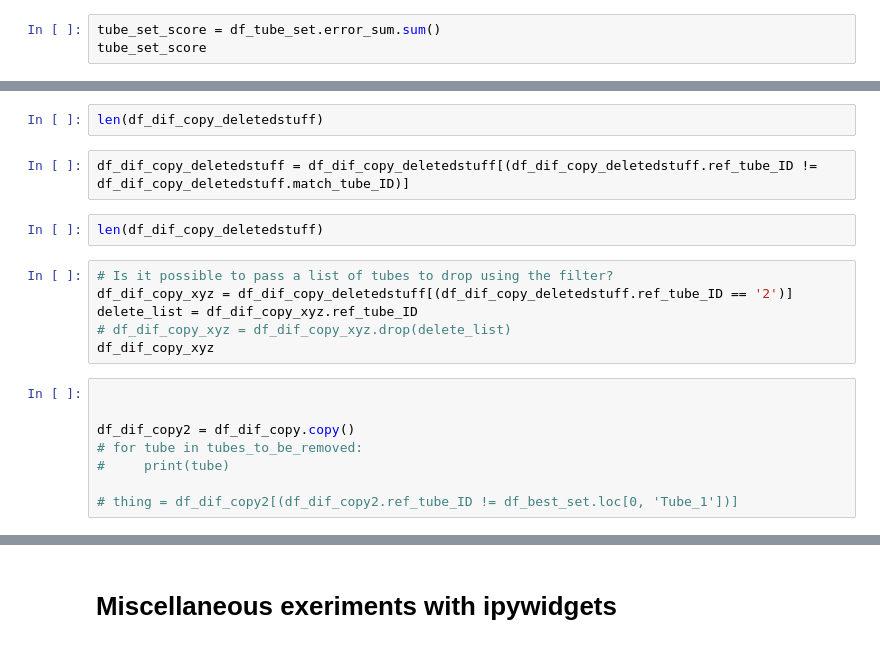
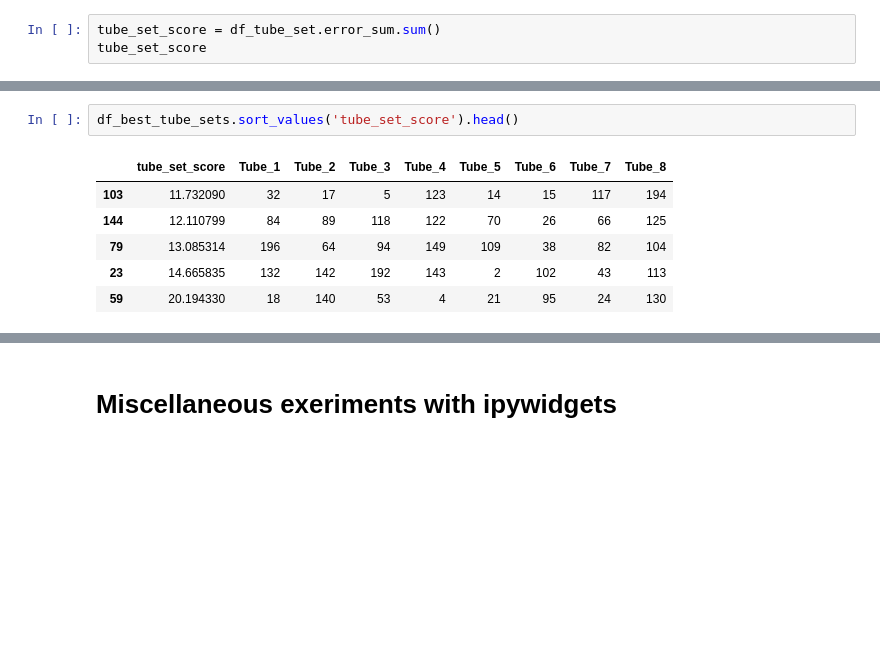
Before and after one commit to rrMacKinnon/Electrona_uTracer, a Jupyter notebook: Electrona_uTracer_OneJupyter.ipynb, the cells around one changed output, grey strips where cells are left out. Drawn from its saved outputs; the diff is of its cells as text; blank space fills up the shorter version.

```diff
--- a/Electrona_uTracer_OneJupyter.ipynb
+++ b/Electrona_uTracer_OneJupyter.ipynb
@@ -299,20 +382,9 @@ df_dif_copy_deletedstuff = df_dif_copy[(df_dif_copy.ref_tube_ID != '1')].sort_va
-# %%
-len(df_dif_copy_deletedstuff)
-# %%
-df_dif_copy_deletedstuff = df_dif_copy_deletedstuff[(df_dif_copy_deletedstuff.ref_tube_ID != df_dif_copy_deletedstuff.match_tube_ID)]
-# %%
-len(df_dif_copy_deletedstuff)
-# %%
-# Is it possible to pass a list of tubes to drop using the filter?
-df_dif_copy_xyz = df_dif_copy_deletedstuff[(df_dif_copy_deletedstuff.ref_tube_ID == '2')]
-delete_list = df_dif_copy_xyz.ref_tube_ID
-# df_dif_copy_xyz = df_dif_copy_xyz.drop(delete_list)
-df_dif_copy_xyz
-# %%
-
-
-df_dif_copy2 = df_dif_copy.copy()
-# for tube in tubes_to_be_removed:
-#     print(tube)
-
-# thing = df_dif_copy2[(df_dif_copy2.ref_tube_ID != df_best_set.loc[0, 'Tube_1'])]
+# %%
+df_best_tube_sets.sort_values('tube_set_score').head()
+# %% [output]
+|  | tube_set_score | Tube_1 | Tube_2 | Tube_3 | Tube_4 | Tube_5 | Tube_6 | Tube_7 | Tube_8 |
+| 103 | 11.732090 | 32 | 17 | 5 | 123 | 14 | 15 | 117 | 194 |
+| 144 | 12.110799 | 84 | 89 | 118 | 122 | 70 | 26 | 66 | 125 |
+| 79 | 13.085314 | 196 | 64 | 94 | 149 | 109 | 38 | 82 | 104 |
+| 23 | 14.665835 | 132 | 142 | 192 | 143 | 2 | 102 | 43 | 113 |
+| 59 | 20.194330 | 18 | 140 | 53 | 4 | 21 | 95 | 24 | 130 |
```
Also changed, not shown: parts of 18 cells of this notebook.
